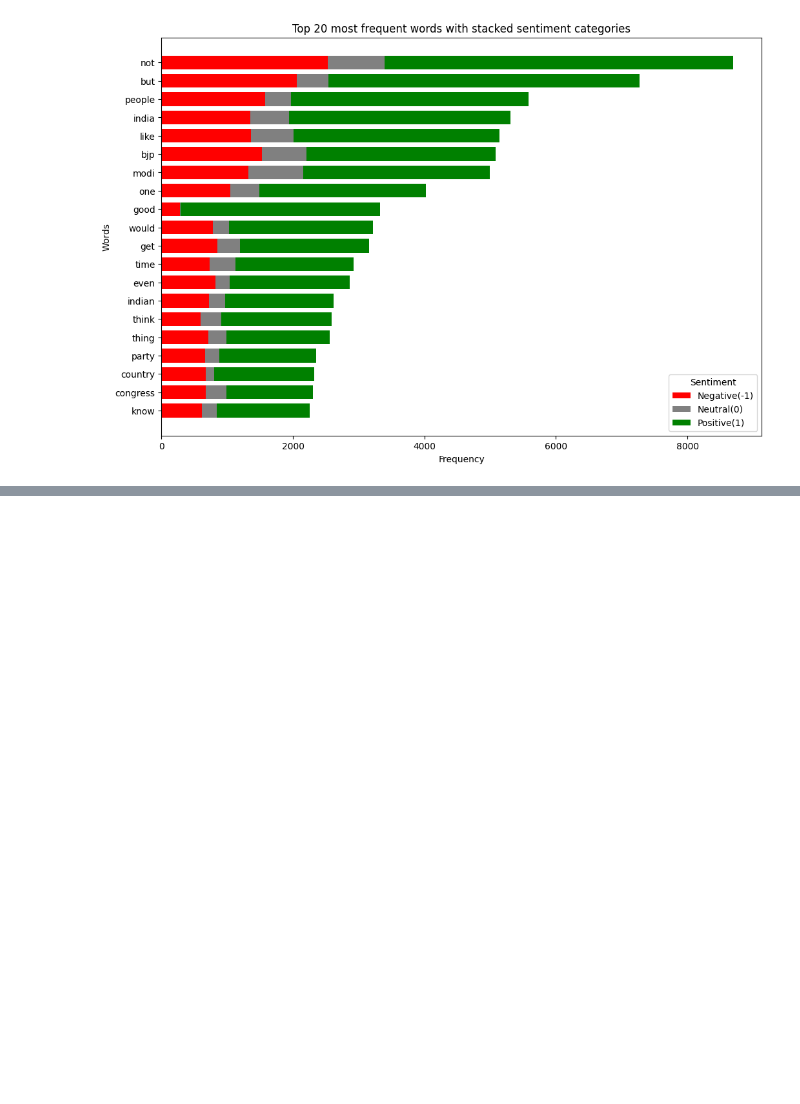
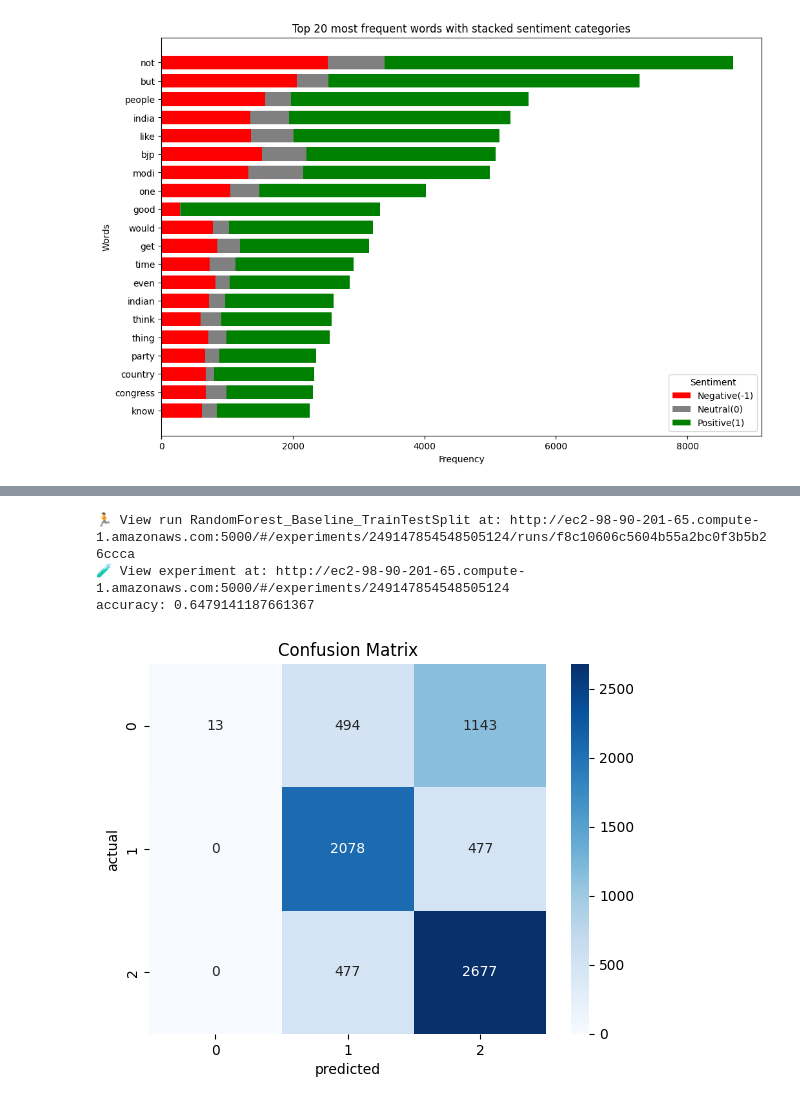
Before and after one commit to wolfy01/Regular_ML_Models, a Jupyter notebook: new_model.ipynb, the cells around one changed output, grey strips where cells are left out. Saved outputs shown, nothing was run; the diff lists cells and outputs as text; code cells hidden in the pictures; blank space fills up the shorter version.

Commit message:
baselineModel

```diff
--- a/new_model.ipynb
+++ b/new_model.ipynb
@@ -483,0 +496,5 @@ with mlfow.start_run():
+# %%
+vectorizer= CountVectorizer(max_features=10000)
+# %%
+X= vectorizer.fit_transform(df['clean_comment']).toarray()
+y=df['category']
@@ -483,0 +534,4 @@ with mlfow.start_run():
+# %%
+mlflow.set_tracking_uri("http://ec2-98-90-201-65.compute-1.amazonaws.com:5000/")
+# %%
+mlflow.set_experiment("RF Baseline")
@@ -483,0 +541,52 @@ with mlfow.start_run():
+# %%
+X_train, X_test, y_train, y_test = train_test_split(X,y,test_size=0.2,random_state=42,stratify=y)
+
+with mlflow.start_run() as run:
+    mlflow.set_tag("mlflow.runName","RandomForest_Baseline_TrainTestSplit")
+    mlflow.set_tag("experiment_type","baseline")
+    mlflow.set_tag("model_type","RandomForestClassifier")
+
+    mlflow.set_tag("description", "This is a baseline model for sentiment analysis built with random forest classifier")
+
+    mlflow.log_param("vectorizer_type","CountVectorizer")
+    mlflow.log_param("vectorizer_max_features",vectorizer.max_features)
+
+    n_estimators=200
+    max_depth=15
+
+    mlflow.log_param("n_estimators",n_estimators)
+    mlflow.log_param("max_depth",max_depth)
+
+    model= RandomForestClassifier(n_estimators=n_estimators,max_depth=max_depth,random_state=42)
+    model.fit(X_train,y_train)
+
+    y_pred=model.predict(X_test)
+
+    accuracy=accuracy_score(y_test,y_pred)
+    mlflow.log_metric("accuracy",accuracy)
+
+    classification_rep=classification_report(y_test,y_pred,output_dict=True)
+
+    for label,metrics in classification_rep.items():
+        if isinstance(metrics,dict):
+            for metric, value in metrics.items():
+                mlflow.log_metric(f"{label}_{metric}",value)
+
+
+    conf_matrix=confusion_matrix(y_test,y_pred)
+    plt.Figure(figsize=(8,6))
+    sns.heatmap(conf_matrix,annot=True,fmt="d",cmap="Blues")
+    plt.xlabel("predicted")
+    plt.ylabel("actual")
+    plt.title("Confusion Matrix")
+
+    plt.savefig("confusion_matrix.png")
+    mlflow.log_artifact("confusion_matrix.png")
+
+    mlflow.sklearn.log_model(model,"random_forest_model")
+
+    df.to_csv("dataset.csv",index=False)
+    mlflow.log_artifact("dataset.csv")
+
+print(f"accuracy: {accuracy}")
+# %% [output]
@@ -483,0 +595,4 @@ with mlfow.start_run():
+🏃 View run RandomForest_Baseline_TrainTestSplit at: http://ec2-98-90-201-65.compute-1.amazonaws.com:5000/#/experiments/249147854548505124/runs/f8c10606c5604b55a2bc0f3b5b26ccca
+🧪 View experiment at: http://ec2-98-90-201-65.compute-1.amazonaws.com:5000/#/experiments/249147854548505124
+accuracy: 0.6479141187661367
+[figure, added]
```
Also changed, not shown: parts of 18 cells of this notebook, 2 other files.
